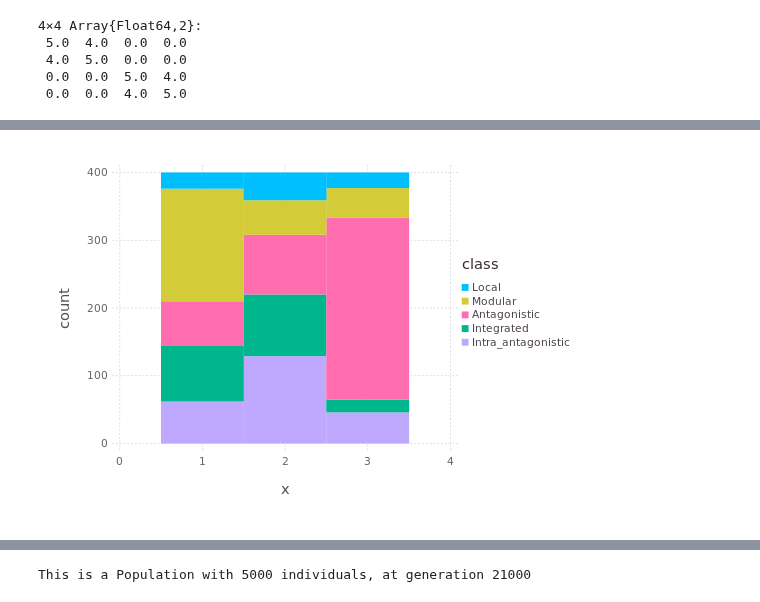
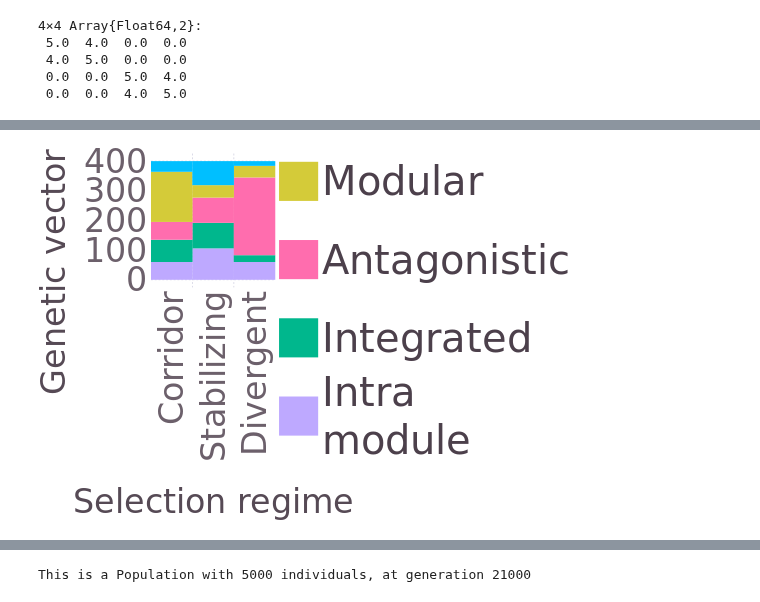
Before and after one commit to diogro/evomod_julia, a Jupyter notebook: evomod_prototype_pleiotropic_vectors.ipynb, the cells around one changed output, grey strips where cells are left out. Drawn from its saved outputs; the diff is of its cells as text; code cells hidden in the pictures.

Commit message:
poster figures and epistatic sims

```diff
--- a/evomod_prototype_pleiotropic_vectors.ipynb
+++ b/evomod_prototype_pleiotropic_vectors.ipynb
@@ -610,10 +594,20 @@ D
 # %%
 pop1 = corridor_pop
 pop2 = divergent_pop
 D   = [pop1.moments[end]["count_b"];
        pop1.moments[100]["count_b"];
        pop2.moments[end]["count_b"]]
-pa  = plot(D, x = [1, 1, 1, 1, 1, 2, 2, 2, 2, 2, 3, 3, 3, 3, 3],
-    y=:count, color=:class, Geom.bar(position=:stack))
+pa  = plot(D,
+    x = ["Corridor", "Corridor", "Corridor", "Corridor", "Corridor",
+         "Stabilizing", "Stabilizing", "Stabilizing", "Stabilizing", "Stabilizing",
+         "Divergent", "Divergent", "Divergent", "Divergent", "Divergent"],
+    y=:count, color=:class, Geom.bar(position=:stack),
+    Guide.xlabel("Selection regime"), Guide.ylabel("Genetic vector count"),
+    Guide.colorkey(title=""),
+    style(major_label_font_size=25pt,
+          minor_label_font_size=25pt,
+          key_label_font_size=30pt,
+          key_title_font_size=25pt,
+          plot_padding = [0mm, 10mm, 2mm, 0mm]))
 # %% [output]
-[figure, old version]
+[figure, new version]
```
Also changed, not shown: parts of 11 cells of this notebook, 1 other file.
